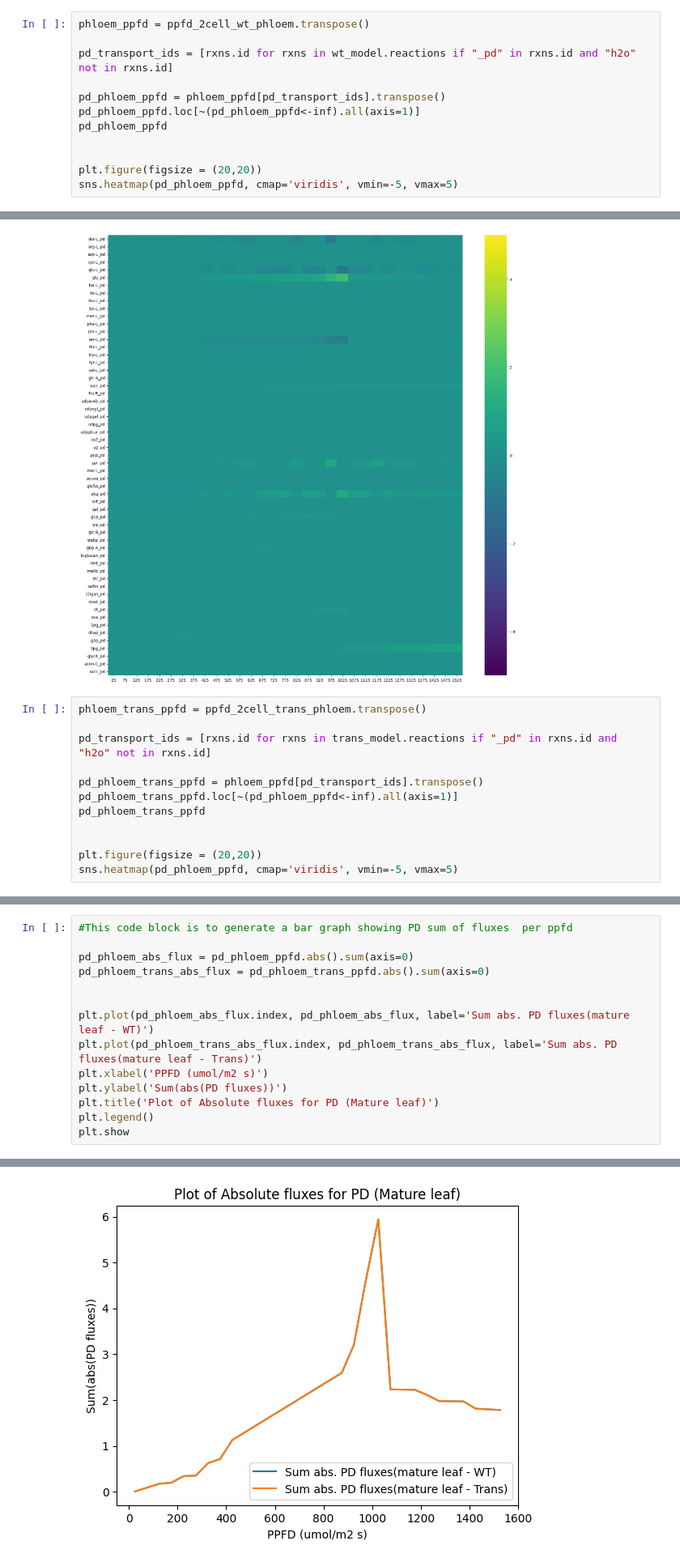
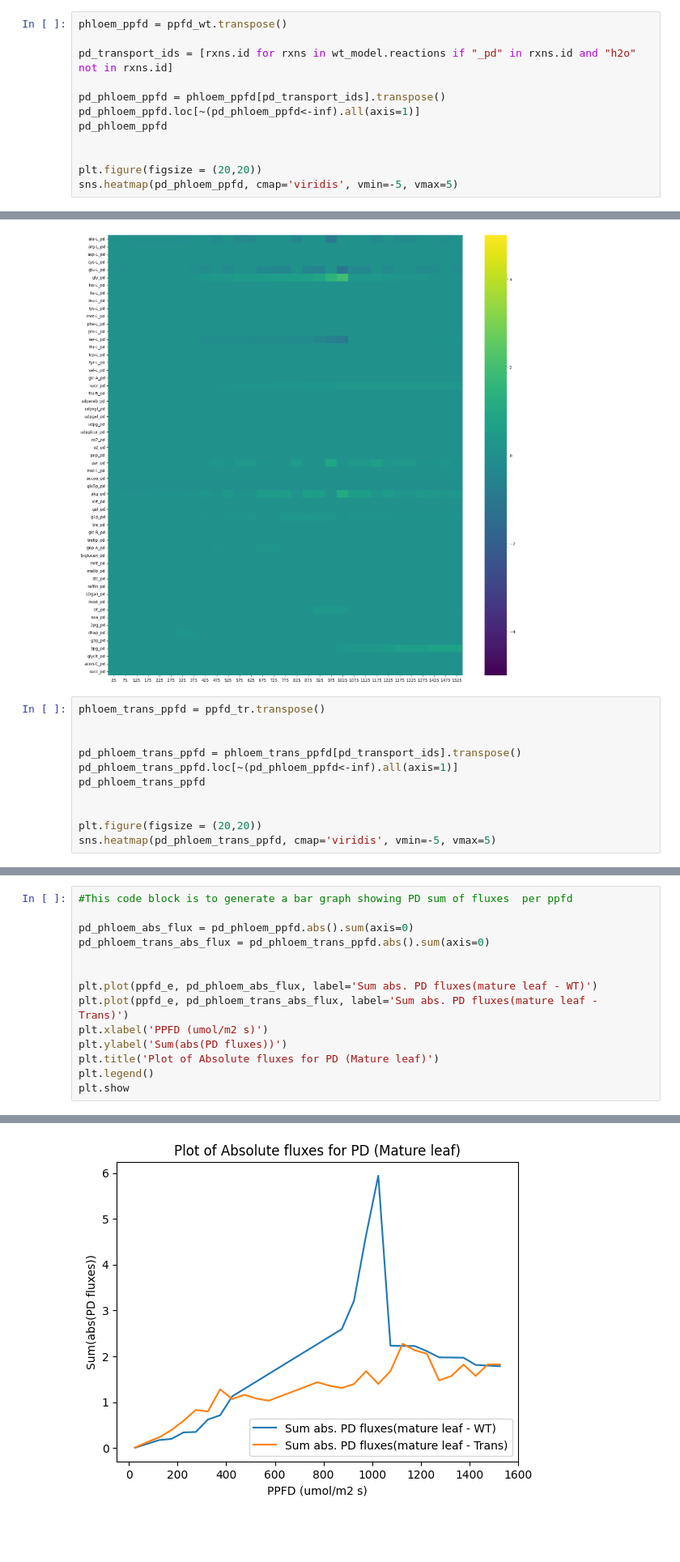
Before and after one commit to rtsantos3/RiceMM, a Jupyter notebook: Scripts/model_visualization/Analysis of light-related reactions.ipynb, the cells around one changed output, grey strips where cells are left out. Shown at 81% size. Saved outputs shown, nothing was run; the diff lists cells and outputs as text; blank space fills up the shorter version.

```diff
--- a/Scripts/model_visualization/Analysis of light-related reactions.ipynb
+++ b/Scripts/model_visualization/Analysis of light-related reactions.ipynb
@@ -950,5 +1008,5 @@ plt.show()
 # %%
-phloem_ppfd = ppfd_2cell_wt_phloem.transpose()
+phloem_ppfd = ppfd_wt.transpose()
 
 pd_transport_ids = [rxns.id for rxns in wt_model.reactions if "_pd" in rxns.id and "h2o" not in rxns.id]
 
@@ -963,16 +1021,15 @@ sns.heatmap(pd_phloem_ppfd, cmap='viridis', vmin=-5, vmax=5)
 <Axes: >
 [figure]
 # %%
-phloem_trans_ppfd = ppfd_2cell_trans_phloem.transpose()
+phloem_trans_ppfd = ppfd_tr.transpose()
 
-pd_transport_ids = [rxns.id for rxns in trans_model.reactions if "_pd" in rxns.id and "h2o" not in rxns.id]
 
-pd_phloem_trans_ppfd = phloem_ppfd[pd_transport_ids].transpose()
+pd_phloem_trans_ppfd = phloem_trans_ppfd[pd_transport_ids].transpose()
 pd_phloem_trans_ppfd.loc[~(pd_phloem_ppfd<-inf).all(axis=1)]
 pd_phloem_trans_ppfd
 
 
 plt.figure(figsize = (20,20))
-sns.heatmap(pd_phloem_ppfd, cmap='viridis', vmin=-5, vmax=5)
+sns.heatmap(pd_phloem_trans_ppfd, cmap='viridis', vmin=-5, vmax=5)
 # %% [output]
 <Axes: >
@@ -980,20 +1037,20 @@ sns.heatmap(pd_phloem_ppfd, cmap='viridis', vmin=-5, vmax=5)
 # %%
 #This code block is to generate a bar graph showing PD sum of fluxes  per ppfd
 
 pd_phloem_abs_flux = pd_phloem_ppfd.abs().sum(axis=0)
 pd_phloem_trans_abs_flux = pd_phloem_trans_ppfd.abs().sum(axis=0)
 
 
-plt.plot(pd_phloem_abs_flux.index, pd_phloem_abs_flux, label='Sum abs. PD fluxes(mature leaf - WT)')
-plt.plot(pd_phloem_trans_abs_flux.index, pd_phloem_trans_abs_flux, label='Sum abs. PD fluxes(mature leaf - Trans)')
+plt.plot(ppfd_e, pd_phloem_abs_flux, label='Sum abs. PD fluxes(mature leaf - WT)')
+plt.plot(ppfd_e, pd_phloem_trans_abs_flux, label='Sum abs. PD fluxes(mature leaf - Trans)')
 plt.xlabel('PPFD (umol/m2 s)')
 plt.ylabel('Sum(abs(PD fluxes))')
 plt.title('Plot of Absolute fluxes for PD (Mature leaf)')
 plt.legend()
 plt.show
 # %% [output]
 <function matplotlib.pyplot.show(close=None, block=None)>
-[figure, old version]
+[figure, new version]
 # %%
 def subset_fluxes(flux_df, ids):
     df_index = flux_df.index
```
Also changed, not shown: parts of 19 cells of this notebook, 48 other files.
